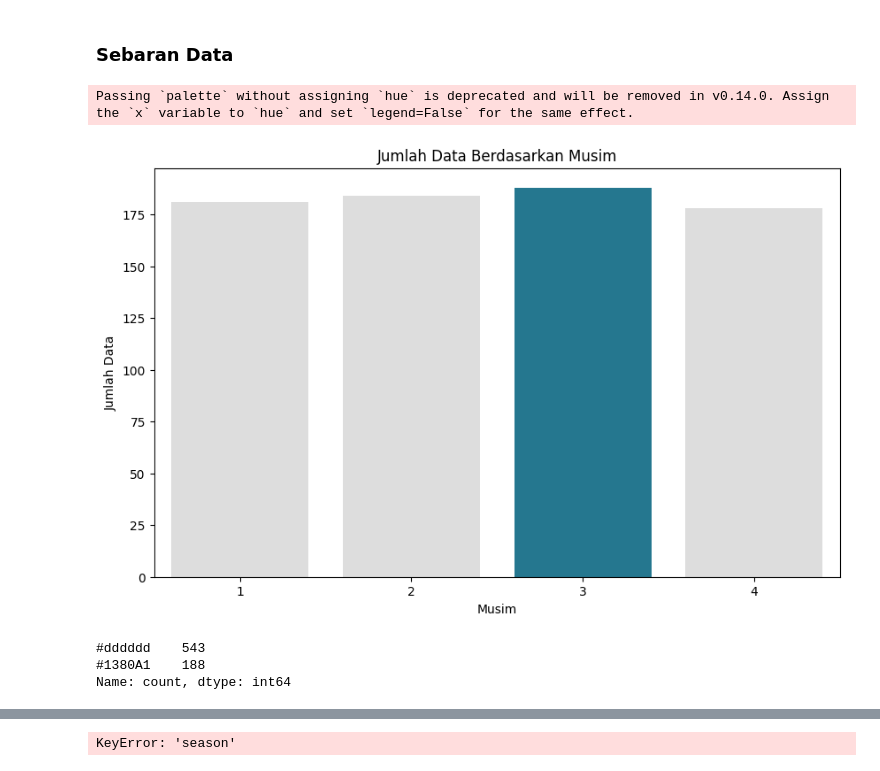
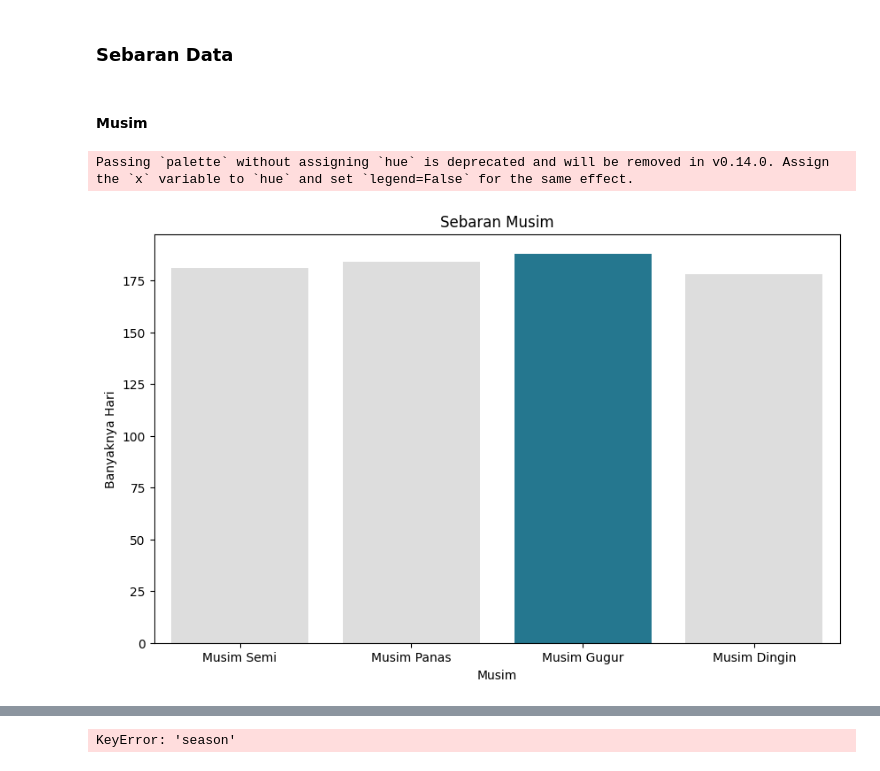
Before and after one commit to Zen-Rofiqy/Bangkit-2024, a Jupyter notebook: 04 Analisis Data dng Py/@Proyek-akhir/MyDashBoard.ipynb, the cells around one changed output, grey strips where cells are left out. Drawn from its saved outputs; the diff is of its cells as text; code cells hidden in the pictures.

```diff
--- a/04 Analisis Data dng Py/@Proyek-akhir/MyDashBoard.ipynb
+++ b/04 Analisis Data dng Py/@Proyek-akhir/MyDashBoard.ipynb
@@ -222,25 +222,27 @@ hour_df.groupby(by="season").agg({
 Berbeda dengan `day_df` distribusi jumlah total sepeda yang diswewa (`cnt`) ternyata cukup mirip yakni berkisar 1 hingga 970 sepeda, kecuali pada musim semi (musim 1).
 # %% [markdown]
 ### Sebaran Data
+# %% [markdown]
+#### Musim
 # %%
 # Mendapatkan musim dengan jumlah data terbanyak
 max_season = day_df['season'].value_counts().idxmax()
 categories = day_df['season'].unique()
 cols = ['#1380A1' if (x == max_season) else '#dddddd' for x in categories]
 
+season_names = ['Musim Semi', 'Musim Panas', 'Musim Gugur', 'Musim Dingin']
+
 # Membuat countplot untuk musim
 plt.figure(figsize=(10, 6))
 sns.countplot(x='season', data=day_df, order=categories, palette=cols)
-plt.title('Jumlah Data Berdasarkan Musim')
-plt.xlabel('Musim')
-plt.ylabel('Jumlah Data')
+plt.title('Sebaran Musim')
+plt.xlabel('\nMusim')
+plt.ylabel('Banyaknya Hari')
+
+# Mengatur label pada sumbu x
+plt.xticks(ticks=range(len(categories)), labels=season_names)
+
 plt.show()
 # %% [output]
 Passing `palette` without assigning `hue` is deprecated and will be removed in v0.14.0. Assign the `x` variable to `hue` and set `legend=False` for the same effect.
-[figure, old version]
+[figure, new version]
-# %%
-pd.Series(cols).value_counts()
-# %% [output]
-#dddddd    543
-#1380A1    188
-Name: count, dtype: int64
```
Also changed, not shown: parts of 6 cells of this notebook.
